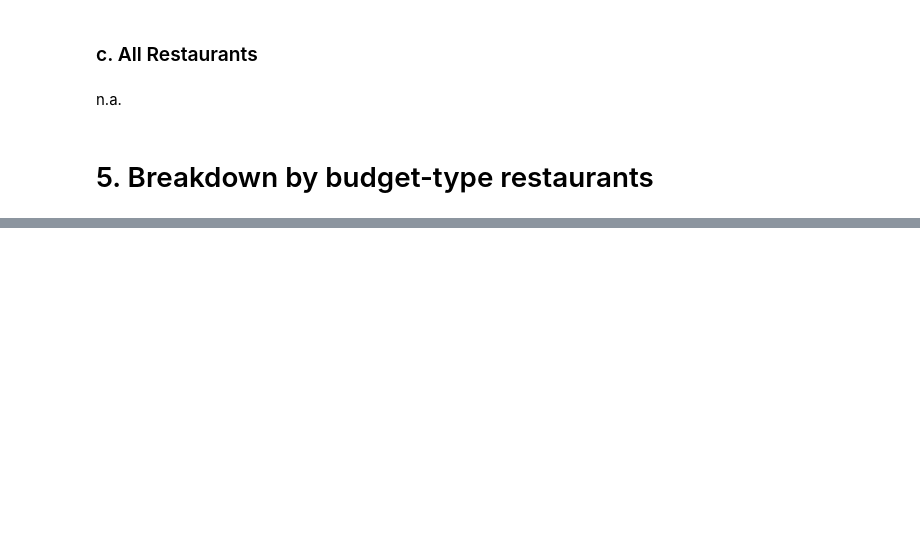
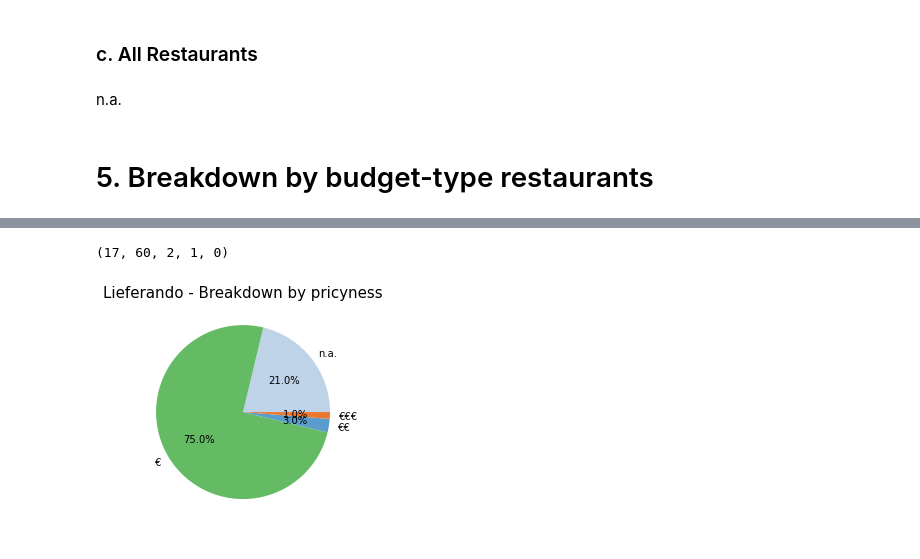
Before and after one commit to ayelenklas/geotracker, a Jupyter notebook: notebooks/data_viz_ak.ipynb, the cells around one changed output, grey strips where cells are left out. Saved outputs shown, nothing was run; the diff lists cells and outputs as text; code cells hidden in the pictures; blank space fills up the shorter version.

```diff
--- a/notebooks/data_viz_ak.ipynb
+++ b/notebooks/data_viz_ak.ipynb
@@ -373,0 +380,57 @@ n.a.
+# %%
+price_2_limit = 1.5
+price_3_limit = 2.5
+price_4_limit = 3.5
+
+
+na_values = all_data[(all_data.database == "lieferando") & search_limits &
+         (all_data.pricyness == 0)]["restaurant_name"].count()
+
+pricyness_1 = all_data[(all_data.database == "lieferando") & search_limits &
+         (all_data.pricyness > 0) &
+         (all_data.pricyness < price_2_limit)].count()['restaurant_name']
+
+pricyness_2 = all_data[(all_data.database == "lieferando") & search_limits &
+                       (all_data.pricyness >= price_2_limit) &
+                       (all_data.pricyness <
+                        price_3_limit)].count()['restaurant_name']
+
+pricyness_3 = all_data[(all_data.database == "lieferando") & search_limits &
+                       (all_data.pricyness >= price_3_limit) &
+                       (all_data.pricyness <
+                        price_4_limit)].count()['restaurant_name']
+
+pricyness_4 = all_data[(all_data.database == "lieferando") & search_limits &
+                       (all_data.pricyness >= price_4_limit)].count()['restaurant_name']
+
+
+na_values, pricyness_1, pricyness_2, pricyness_3, pricyness_4
+# %% [output]
+(17, 60, 2, 1, 0)
+# %%
+# Pie chart, where the slices will be ordered and plotted counter-clockwise, only for categories >0
+info = [("n.a.", na_values), ("€", pricyness_1), ("€€", pricyness_2),
+        ("€€€", pricyness_3), ("€€€€", pricyness_4)]
+
+labels = [x[0] for x in info if x[1]>0]
+sizes = [x[1] for x in info if x[1] > 0]
+
+
+fig1, ax1 = plt.subplots()
+ax1.pie(sizes,
+        autopct=autopct,
+        labels=labels,
+        colors=[
+            "#bed3e8"
+            ,"#64bb63",
+            "#5a9dcd",
+            "#ec772f",
+            "#8b8ab8",
+            "#9ecd8e",
+        ])
+plt.title("Lieferando - Breakdown by pricyness", fontsize=15)
+plt.ylabel(" ");
+# plt.legend(labels)
+plt.xlabel(" ");
+# %% [output]
+[figure, added]
```
Also changed, not shown: parts of 4 cells of this notebook, 1 other file.
